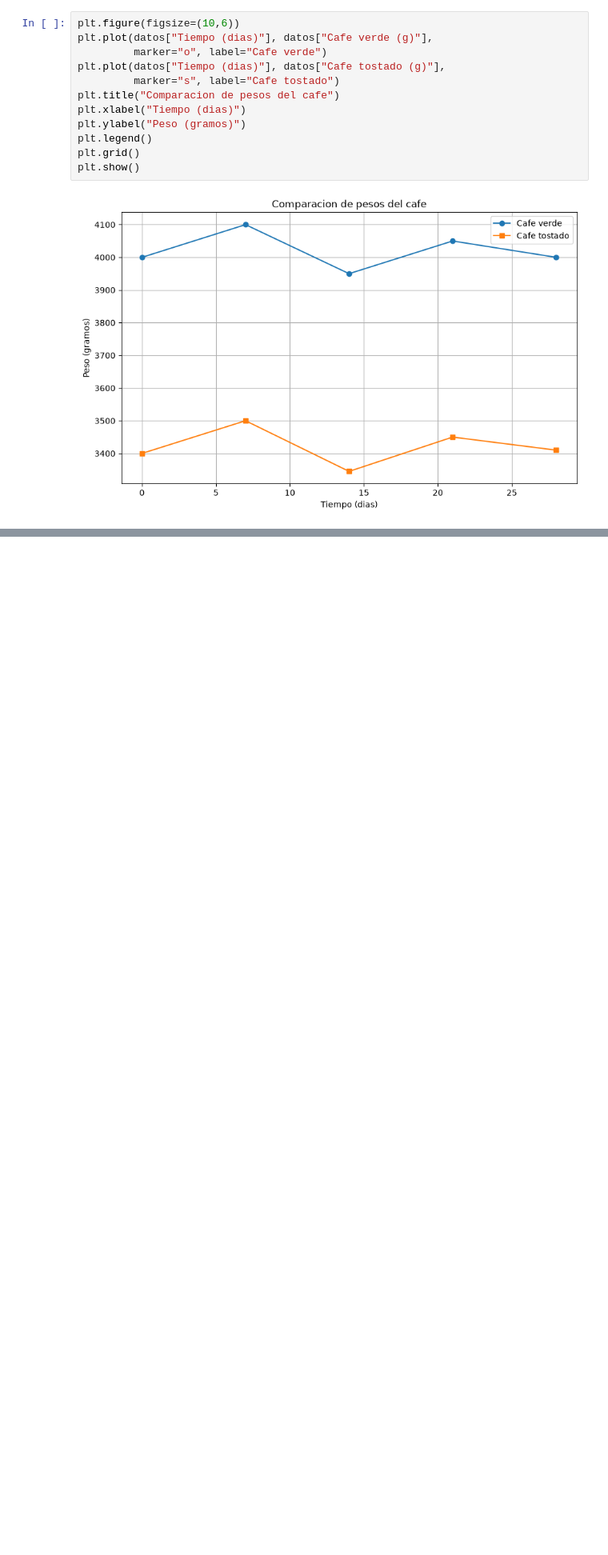
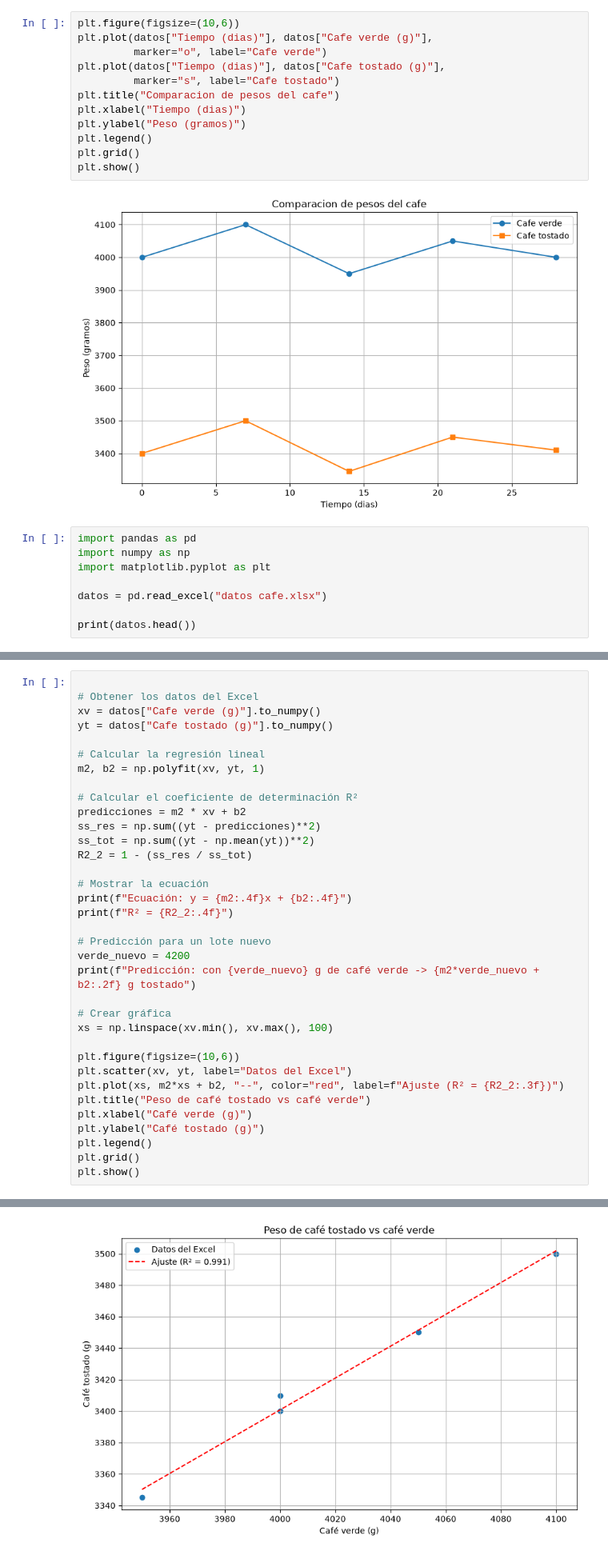
Before and after one commit to Dsantiagohidalgo/procesos-b, a Jupyter notebook: Datos proyecto/Trabajo cafe.ipynb, the cells around one changed output, grey strips where cells are left out. Shown at 80% size. Cells and saved outputs as stored; diff of their text form; blank space fills up the shorter version.

Commit message:
Actualizo trabajo de cafe

```diff
--- a/Datos proyecto/Trabajo cafe.ipynb
+++ b/Datos proyecto/Trabajo cafe.ipynb
@@ -122,3 +122,11 @@ plt.grid()
 plt.show()
 # %% [output]
 [figure]
+# %%
+import pandas as pd
+import numpy as np
+import matplotlib.pyplot as plt
+
+datos = pd.read_excel("datos cafe.xlsx")
+
+print(datos.head())
@@ -124,0 +140,36 @@ plt.show()
+# %%
+
+# Obtener los datos del Excel
+xv = datos["Cafe verde (g)"].to_numpy()
+yt = datos["Cafe tostado (g)"].to_numpy()
+
+# Calcular la regresión lineal
+m2, b2 = np.polyfit(xv, yt, 1)
+
+# Calcular el coeficiente de determinación R²
+predicciones = m2 * xv + b2
+ss_res = np.sum((yt - predicciones)**2)
+ss_tot = np.sum((yt - np.mean(yt))**2)
+R2_2 = 1 - (ss_res / ss_tot)
+
+# Mostrar la ecuación
+print(f"Ecuación: y = {m2:.4f}x + {b2:.4f}")
+print(f"R² = {R2_2:.4f}")
+
+# Predicción para un lote nuevo
+verde_nuevo = 4200
+print(f"Predicción: con {verde_nuevo} g de café verde -> {m2*verde_nuevo + b2:.2f} g tostado")
+
+# Crear gráfica
+xs = np.linspace(xv.min(), xv.max(), 100)
+
+plt.figure(figsize=(10,6))
+plt.scatter(xv, yt, label="Datos del Excel")
+plt.plot(xs, m2*xs + b2, "--", color="red", label=f"Ajuste (R² = {R2_2:.3f})")
+plt.title("Peso de café tostado vs café verde")
+plt.xlabel("Café verde (g)")
+plt.ylabel("Café tostado (g)")
+plt.legend()
+plt.grid()
+plt.show()
+# %% [output]
@@ -124,0 +179 @@ plt.show()
+[figure, added]
```
Also changed, not shown: parts of 2 cells of this notebook.
